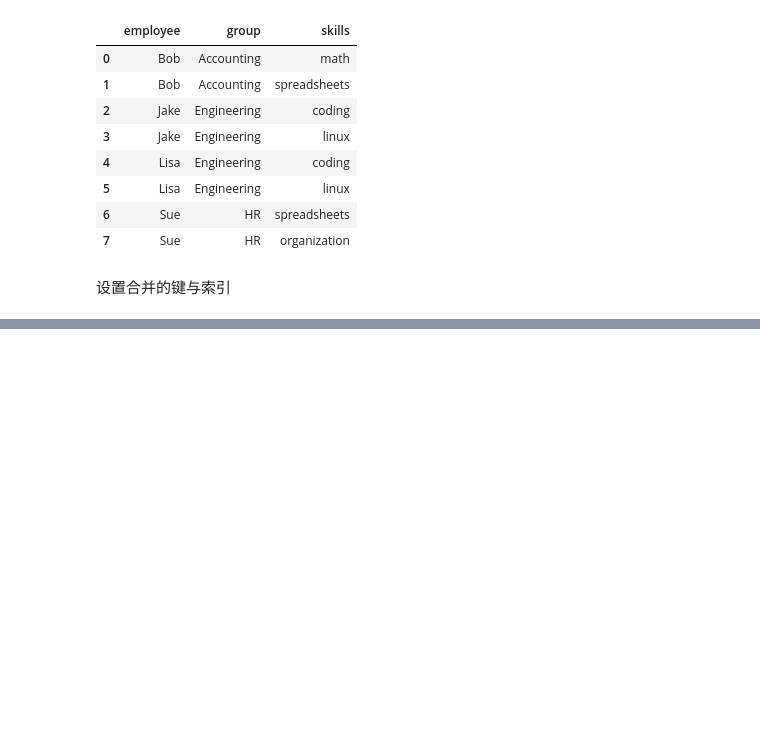
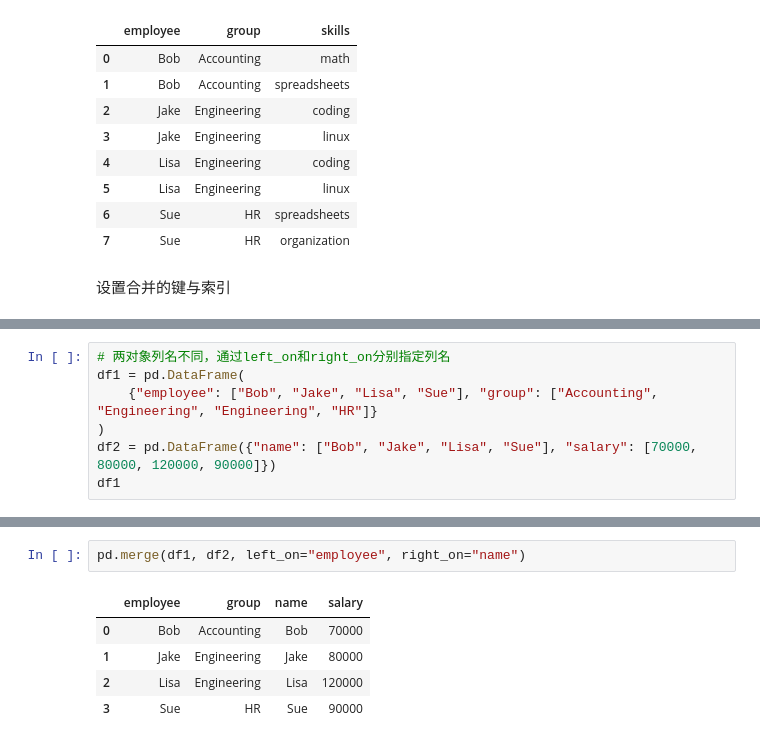
Before and after one commit to liuyankai2001/data_analysis, a Jupyter notebook: 05.pandas的数据组合函数/数据组合.ipynb, the cells around one changed output, grey strips where cells are left out. Cells and saved outputs as stored; diff of their text form; blank space fills up the shorter version.

```diff
--- a/05.pandas的数据组合函数/数据组合.ipynb
+++ b/05.pandas的数据组合函数/数据组合.ipynb
@@ -254,0 +283,7 @@ pd.merge(df1, df2)
+# %%
+# 两对象列名不同，通过left_on和right_on分别指定列名
+df1 = pd.DataFrame(
+    {"employee": ["Bob", "Jake", "Lisa", "Sue"], "group": ["Accounting", "Engineering", "Engineering", "HR"]}
+)
+df2 = pd.DataFrame({"name": ["Bob", "Jake", "Lisa", "Sue"], "salary": [70000, 80000, 120000, 90000]})
+df1
@@ -254,0 +304,8 @@ pd.merge(df1, df2)
+# %%
+pd.merge(df1, df2, left_on="employee", right_on="name")
+# %% [output]
+|  | employee | group | name | salary |
+| 0 | Bob | Accounting | Bob | 70000 |
+| 1 | Jake | Engineering | Jake | 80000 |
+| 2 | Lisa | Engineering | Lisa | 120000 |
+| 3 | Sue | HR | Sue | 90000 |
```
Also changed, not shown: parts of 20 cells of this notebook, 1 other file.
